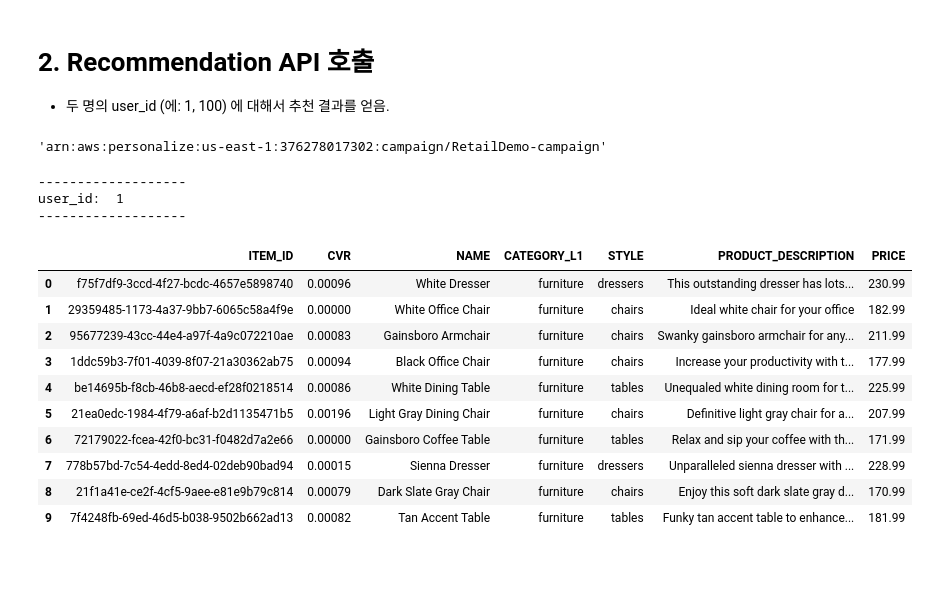
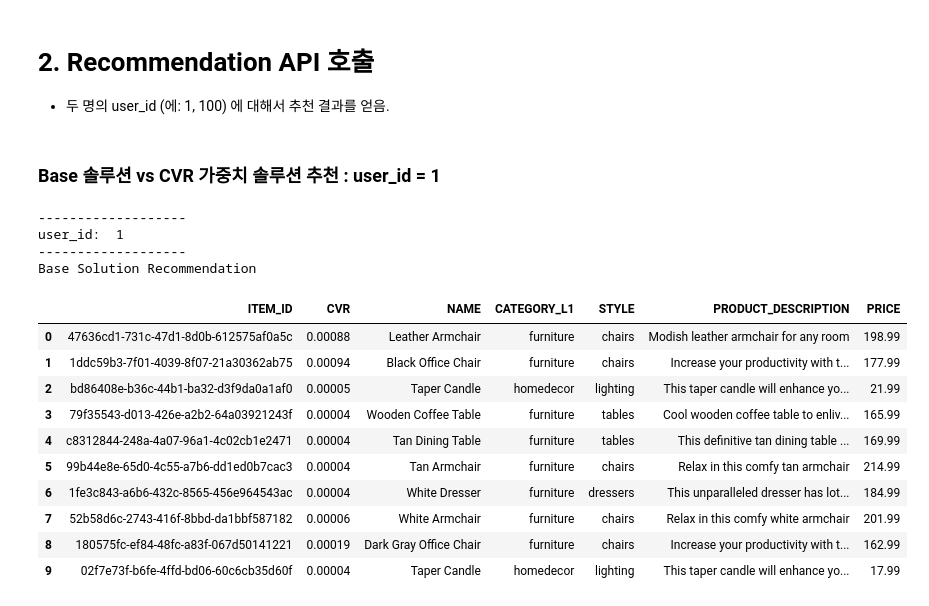
Before and after one commit to jesamkim/amazon-personalize-cvr, a Jupyter notebook: code/8.get_recommendations.ipynb, the cells around one changed output. Saved outputs shown, nothing was run; the diff lists cells and outputs as text; code cells hidden in the pictures; blank space fills up the shorter version.

```diff
--- a/code/8.get_recommendations.ipynb
+++ b/code/8.get_recommendations.ipynb
@@ -42,41 +42,41 @@ items_df.head()
 # 2. Recommendation API 호출
 
 - 두 명의 user_id (에: 1, 100) 에 대해서 추천 결과를 얻음.
-# %%
-campaign_arn
-# %% [output]
-'arn:aws:personalize:us-east-1:376278017302:campaign/RetailDemo-campaign'
+# %% [markdown]
+### Base 솔루션 vs CVR 가중치 솔루션 추천 : user_id = 1
 # %%
 user_id = 1
 
 get_recommendations_response = personalize_runtime.get_recommendations(
-    campaignArn = campaign_arn,
+    campaignArn = campaign_arn1,
     userId = str(user_id),
     numResults = 10
 )
 
 
 items_list = []
 for item in get_recommendations_response['itemList']:
     items_list.append(item['itemId'])
     # print (item['itemId'])
 
 print("-------------------")
 print("user_id: ", user_id)
 print("-------------------")
+print("Base Solution Recommendation")
 get_item_list_details(items_df, items_list)  # 유의: 기존의 추천 순서와 리턴의 값이 순서가 다름
 # %% [output]
 -------------------
 user_id:  1
 -------------------
+Base Solution Recommendation
 |  | ITEM_ID | CVR | NAME | CATEGORY_L1 | STYLE | PRODUCT_DESCRIPTION | PRICE |
-| 0 | f75f7df9-3ccd-4f27-bcdc-4657e5898740 | 0.00096 | White Dresser | furniture | dressers | This outstanding dresser has lots... | 230.99 |
-| 1 | 29359485-1173-4a37-9bb7-6065c58a4f9e | 0.00000 | White Office Chair | furniture | chairs | Ideal white chair for your office | 182.99 |
-| 2 | 95677239-43cc-44e4-a97f-4a9c072210ae | 0.00083 | Gainsboro Armchair | furniture | chairs | Swanky gainsboro armchair for any... | 211.99 |
-| 3 | 1ddc59b3-7f01-4039-8f07-21a30362ab75 | 0.00094 | Black Office Chair | furniture | chairs | Increase your productivity with t... | 177.99 |
-| 4 | be14695b-f8cb-46b8-aecd-ef28f0218514 | 0.00086 | White Dining Table | furniture | tables | Unequaled white dining room for t... | 225.99 |
-| 5 | 21ea0edc-1984-4f79-a6af-b2d1135471b5 | 0.00196 | Light Gray Dining Chair | furniture | chairs | Definitive light gray chair for a... | 207.99 |
-| 6 | 72179022-fcea-42f0-bc31-f0482d7a2e66 | 0.00000 | Gainsboro Coffee Table | furniture | tables | Relax and sip your coffee with th... | 171.99 |
-| 7 | 778b57bd-7c54-4edd-8ed4-02deb90bad94 | 0.00015 | Sienna Dresser | furniture | dressers | Unparalleled sienna dresser with ... | 228.99 |
-| 8 | 21f1a41e-ce2f-4cf5-9aee-e81e9b79c814 | 0.00079 | Dark Slate Gray Chair | furniture | chairs | Enjoy this soft dark slate gray d... | 170.99 |
-| 9 | 7f4248fb-69ed-46d5-b038-9502b662ad13 | 0.00082 | Tan Accent Table | furniture | tables | Funky tan accent table to enhance... | 181.99 |
+| 0 | 47636cd1-731c-47d1-8d0b-612575af0a5c | 0.00088 | Leather Armchair | furniture | chairs | Modish leather armchair for any room | 198.99 |
+| 1 | 1ddc59b3-7f01-4039-8f07-21a30362ab75 | 0.00094 | Black Office Chair | furniture | chairs | Increase your productivity with t... | 177.99 |
+| 2 | bd86408e-b36c-44b1-ba32-d3f9da0a1af0 | 0.00005 | Taper Candle | homedecor | lighting | This taper candle will enhance yo... | 21.99 |
+| 3 | 79f35543-d013-426e-a2b2-64a03921243f | 0.00004 | Wooden Coffee Table | furniture | tables | Cool wooden coffee table to enliv... | 165.99 |
+| 4 | c8312844-248a-4a07-96a1-4c02cb1e2471 | 0.00004 | Tan Dining Table | furniture | tables | This definitive tan dining table ... | 169.99 |
+| 5 | 99b44e8e-65d0-4c55-a7b6-dd1ed0b7cac3 | 0.00004 | Tan Armchair | furniture | chairs | Relax in this comfy tan armchair | 214.99 |
+| 6 | 1fe3c843-a6b6-432c-8565-456e964543ac | 0.00004 | White Dresser | furniture | dressers | This unparalleled dresser has lot... | 184.99 |
+| 7 | 52b58d6c-2743-416f-8bbd-da1bbf587182 | 0.00006 | White Armchair | furniture | chairs | Relax in this comfy white armchair | 201.99 |
+| 8 | 180575fc-ef84-48fc-a83f-067d50141221 | 0.00019 | Dark Gray Office Chair | furniture | chairs | Increase your productivity with t... | 162.99 |
+| 9 | 02f7e73f-b6fe-4ffd-bd06-60c6cb35d60f | 0.00004 | Taper Candle | homedecor | lighting | This taper candle will enhance yo... | 17.99 |
```
Also changed, not shown: parts of 4 cells of this notebook, 2 other files.
